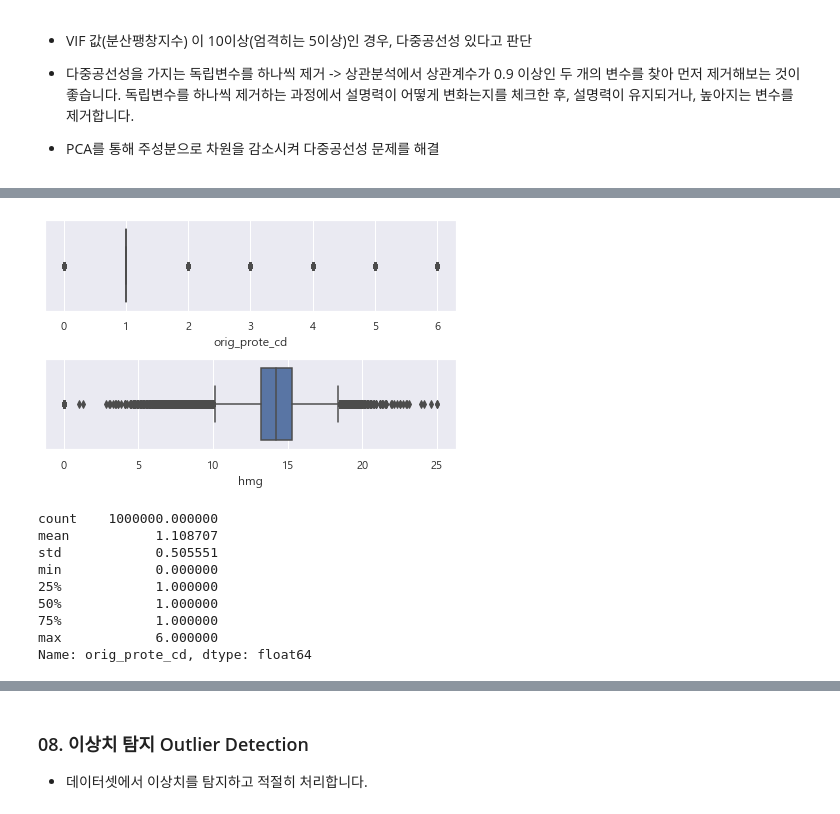
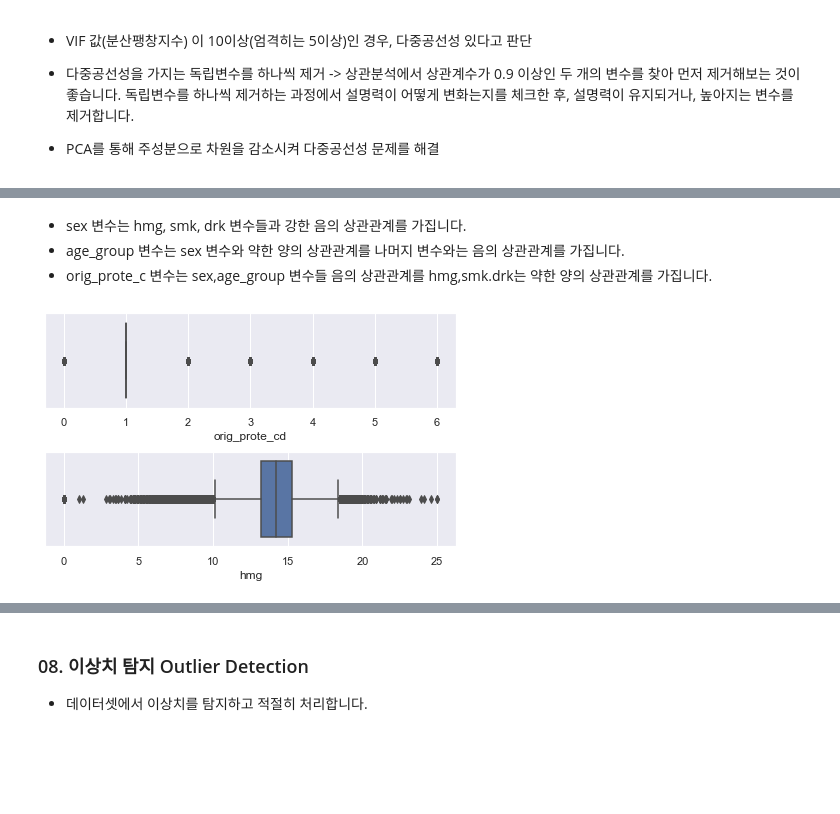
Before and after one commit to jisooyoon22/cw_data, a Jupyter notebook: 김가인/00_Start_EDA_[김가인].ipynb, the cells around one changed output, grey strips where cells are left out. Drawn from its saved outputs; the diff is of its cells as text; code cells hidden in the pictures; blank space fills up the shorter version.

```diff
--- a/김가인/00_Start_EDA_[김가인].ipynb
+++ b/김가인/00_Start_EDA_[김가인].ipynb
@@ -643,0 +666,3 @@ plt.show()
+# %%
+he=health[['sex','age_group','orig_prote_cd','hmg','smk','drk']]
+print(he)
@@ -665,25 +797,17 @@ Residual       3.842087e+06  999998.0           NaN     NaN
+# %% [markdown]
+- sex 변수는 hmg, smk, drk 변수들과 강한 음의 상관관계를 가집니다.
+- age_group 변수는 sex 변수와 약한 양의 상관관계를 나머지 변수와는 음의 상관관계를 가집니다.
+- orig_prote_c 변수는  sex,age_group 변수들 음의 상관관계를 hmg,smk.drk는 약한 양의 상관관계를 가집니다.
 # %%
 plt.subplot(2, 1, 1)
-sns.boxplot(x='orig_prote_cd', data=health)
+sns.boxplot(x='orig_prote_cd', data=he)
 
 plt.subplot(2, 1, 2)
-sns.boxplot(x='hmg', data=health)
+sns.boxplot(x='hmg', data=he)
 
 plt.tight_layout()
 plt.show()
 # %% [output]
-[figure, old version]
+[figure, new version]
-# %%
-health['orig_prote_cd'].describe()
-# %% [output]
-count    1000000.000000
-mean           1.108707
-std            0.505551
-min            0.000000
-25%            1.000000
-50%            1.000000
-75%            1.000000
-max            6.000000
-Name: orig_prote_cd, dtype: float64
 # %%
 plt.figure(figsize=(8,4))
```
Also changed, not shown: parts of 58 cells of this notebook.
